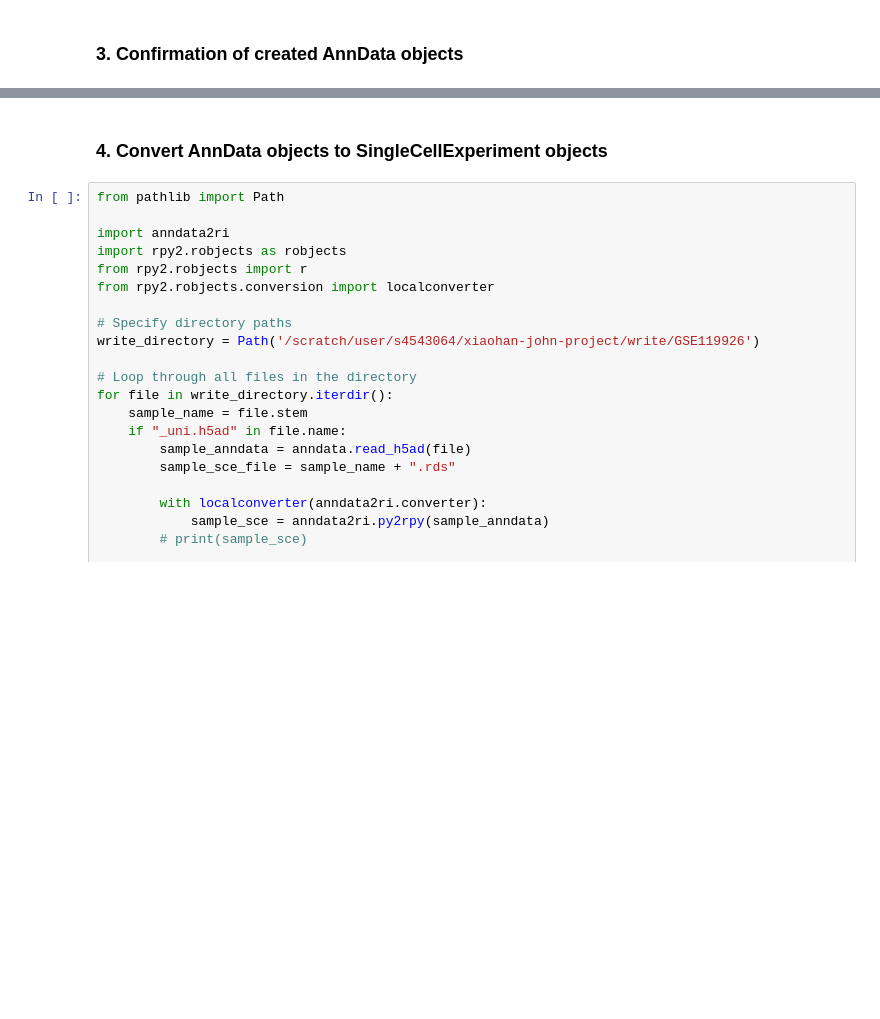
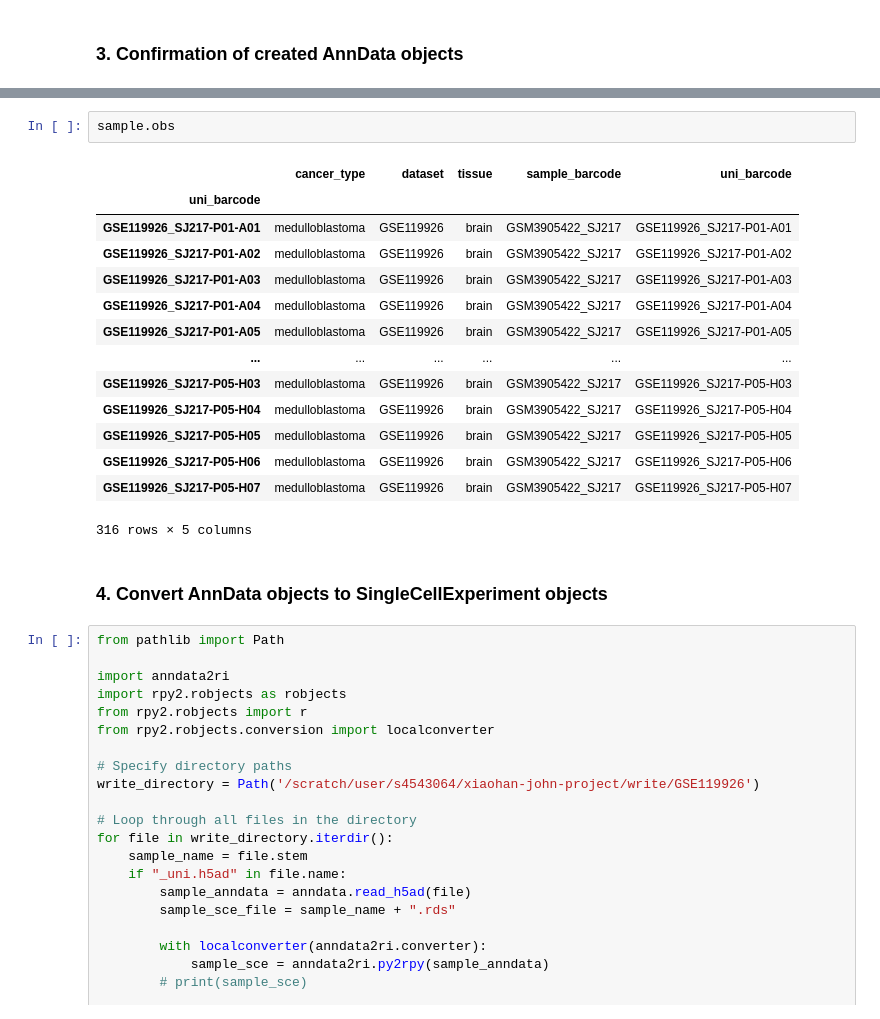
Before and after one commit to tuonglab/pan-paedcancer-scrnaseq, a Jupyter notebook: notebooks/GSE119926.ipynb, the cells around one changed output, grey strips where cells are left out. Cells and saved outputs as stored; diff of their text form; blank space fills up the shorter version.

```diff
--- a/notebooks/GSE119926.ipynb
+++ b/notebooks/GSE119926.ipynb
@@ -178,4 +179,21 @@ AnnData object with n_obs × n_vars = 316 × 23686
     var: 'gene_symbols'
+# %%
+sample.obs
+# %% [output]
+|  | cancer_type | dataset | tissue | sample_barcode | uni_barcode |
+| uni_barcode |  |  |  |  |  |
+| GSE119926_SJ217-P01-A01 | medulloblastoma | GSE119926 | brain | GSM3905422_SJ217 | GSE119926_SJ217-P01-A01 |
+| GSE119926_SJ217-P01-A02 | medulloblastoma | GSE119926 | brain | GSM3905422_SJ217 | GSE119926_SJ217-P01-A02 |
+| GSE119926_SJ217-P01-A03 | medulloblastoma | GSE119926 | brain | GSM3905422_SJ217 | GSE119926_SJ217-P01-A03 |
+| GSE119926_SJ217-P01-A04 | medulloblastoma | GSE119926 | brain | GSM3905422_SJ217 | GSE119926_SJ217-P01-A04 |
+| GSE119926_SJ217-P01-A05 | medulloblastoma | GSE119926 | brain | GSM3905422_SJ217 | GSE119926_SJ217-P01-A05 |
+| ... | ... | ... | ... | ... | ... |
+| GSE119926_SJ217-P05-H03 | medulloblastoma | GSE119926 | brain | GSM3905422_SJ217 | GSE119926_SJ217-P05-H03 |
+| GSE119926_SJ217-P05-H04 | medulloblastoma | GSE119926 | brain | GSM3905422_SJ217 | GSE119926_SJ217-P05-H04 |
+| GSE119926_SJ217-P05-H05 | medulloblastoma | GSE119926 | brain | GSM3905422_SJ217 | GSE119926_SJ217-P05-H05 |
+| GSE119926_SJ217-P05-H06 | medulloblastoma | GSE119926 | brain | GSM3905422_SJ217 | GSE119926_SJ217-P05-H06 |
+| GSE119926_SJ217-P05-H07 | medulloblastoma | GSE119926 | brain | GSM3905422_SJ217 | GSE119926_SJ217-P05-H07 |
+316 rows × 5 columns
 # %% [markdown]
 ### 4. Convert AnnData objects to SingleCellExperiment objects
 # %%
```
Also changed, not shown: parts of 4 cells of this notebook.
